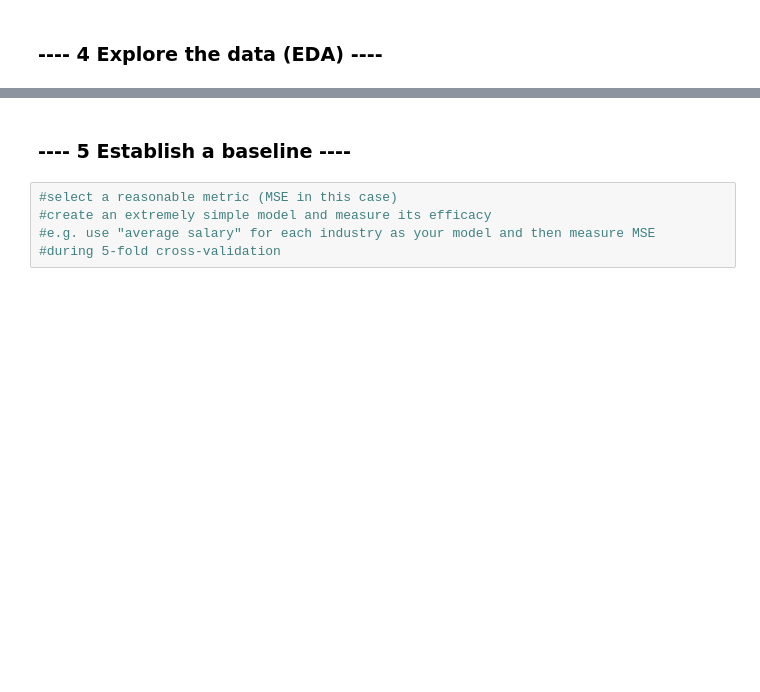
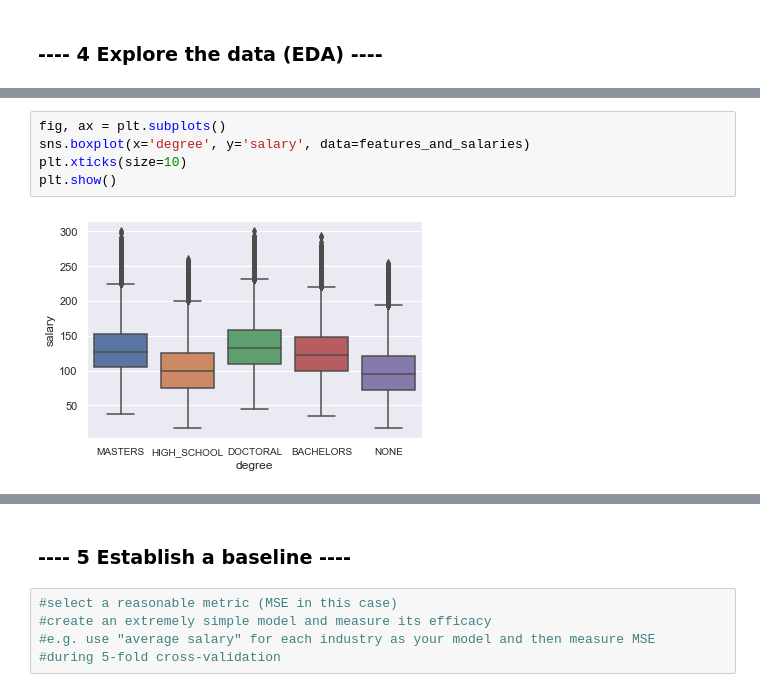
Before and after one commit to theadammurphy/salary_prediction, a Jupyter notebook: salary_prediction.ipynb, the cells around one changed output, grey strips where cells are left out. Saved outputs shown, nothing was run; the diff lists cells and outputs as text; blank space fills up the shorter version.

```diff
--- a/salary_prediction.ipynb
+++ b/salary_prediction.ipynb
@@ -29,0 +146,7 @@ __email__ = "your email here"
+# %%
+fig, ax = plt.subplots()
+sns.boxplot(x='degree', y='salary', data=features_and_salaries)
+plt.xticks(size=10)
+plt.show()
+# %% [output]
+[figure, added]
```
Also changed, not shown: parts of 25 cells of this notebook.
